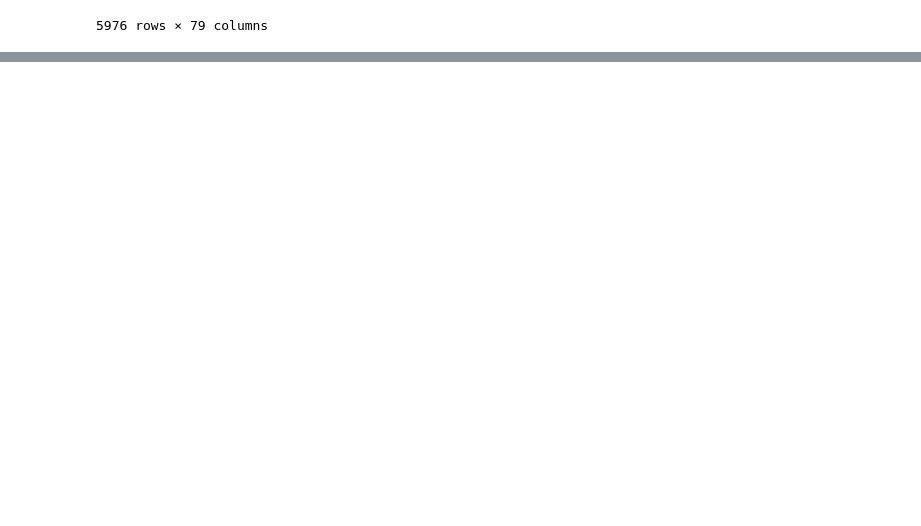
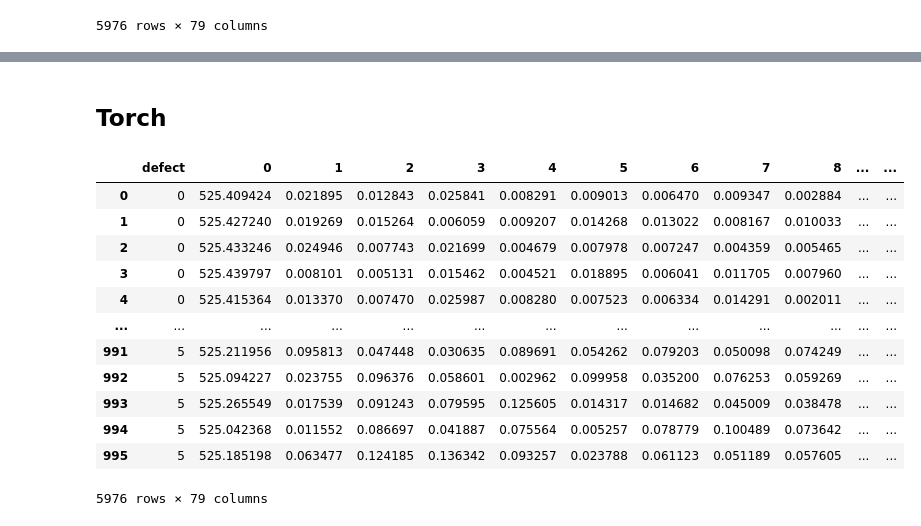
Before and after one commit to ShuvalovDR/Gears, a Jupyter notebook: Gears.ipynb, the cells around one changed output, grey strips where cells are left out. Drawn from its saved outputs; the diff is of its cells as text; code cells hidden in the pictures; blank space fills up the shorter version.

```diff
--- a/Gears.ipynb
+++ b/Gears.ipynb
@@ -630,0 +642,2 @@ plt.show()
+# %% [markdown]
+## Torch
@@ -630,0 +664,18 @@ plt.show()
+# %%
+label_enc = LabelEncoder()
+big_data['defect'] = label_enc.fit_transform(big_data['defect'])
+big_data
+# %% [output]
+|  | defect | 0 | 1 | 2 | 3 | 4 | 5 | 6 | 7 | 8 | ... | ... |
+| 0 | 0 | 525.409424 | 0.021895 | 0.012843 | 0.025841 | 0.008291 | 0.009013 | 0.006470 | 0.009347 | 0.002884 | ... | ... |
+| 1 | 0 | 525.427240 | 0.019269 | 0.015264 | 0.006059 | 0.009207 | 0.014268 | 0.013022 | 0.008167 | 0.010033 | ... | ... |
+| 2 | 0 | 525.433246 | 0.024946 | 0.007743 | 0.021699 | 0.004679 | 0.007978 | 0.007247 | 0.004359 | 0.005465 | ... | ... |
+| 3 | 0 | 525.439797 | 0.008101 | 0.005131 | 0.015462 | 0.004521 | 0.018895 | 0.006041 | 0.011705 | 0.007960 | ... | ... |
+| 4 | 0 | 525.415364 | 0.013370 | 0.007470 | 0.025987 | 0.008280 | 0.007523 | 0.006334 | 0.014291 | 0.002011 | ... | ... |
+| ... | ... | ... | ... | ... | ... | ... | ... | ... | ... | ... | ... | ... |
+| 991 | 5 | 525.211956 | 0.095813 | 0.047448 | 0.030635 | 0.089691 | 0.054262 | 0.079203 | 0.050098 | 0.074249 | ... | ... |
+| 992 | 5 | 525.094227 | 0.023755 | 0.096376 | 0.058601 | 0.002962 | 0.099958 | 0.035200 | 0.076253 | 0.059269 | ... | ... |
+| 993 | 5 | 525.265549 | 0.017539 | 0.091243 | 0.079595 | 0.125605 | 0.014317 | 0.014682 | 0.045009 | 0.038478 | ... | ... |
+| 994 | 5 | 525.042368 | 0.011552 | 0.086697 | 0.041887 | 0.075564 | 0.005257 | 0.078779 | 0.100489 | 0.073642 | ... | ... |
+| 995 | 5 | 525.185198 | 0.063477 | 0.124185 | 0.136342 | 0.093257 | 0.023788 | 0.061123 | 0.051189 | 0.057605 | ... | ... |
+5976 rows × 79 columns
```
Also changed, not shown: parts of 21 cells of this notebook.
